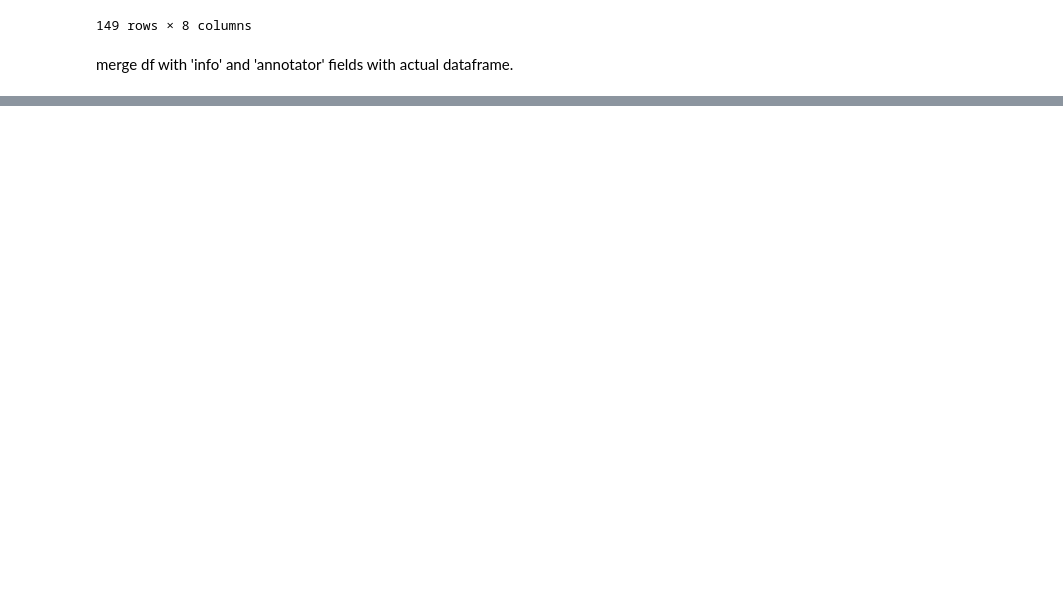
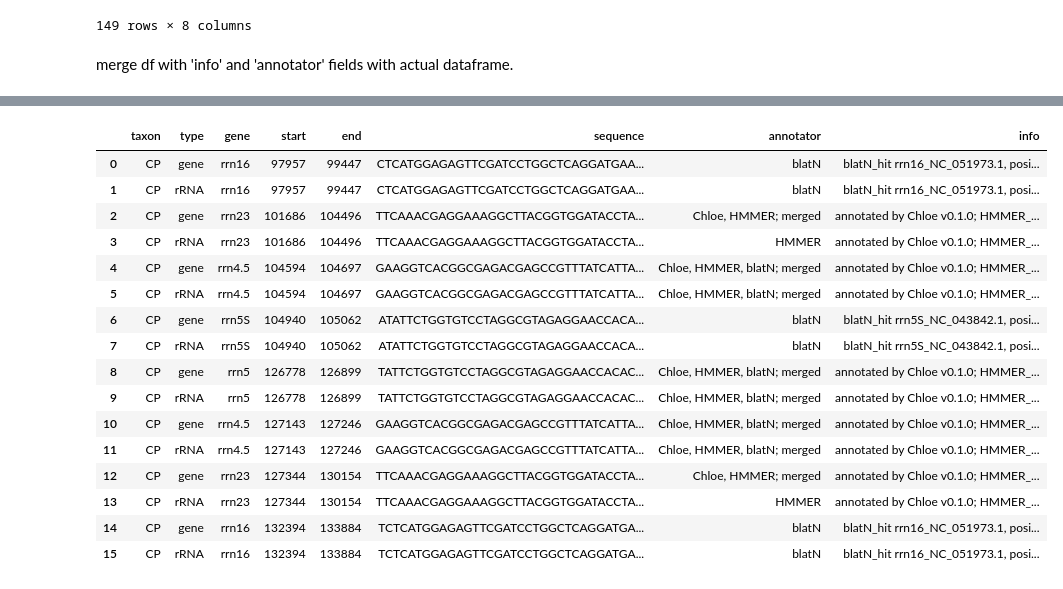
Before and after one commit to asan-emirsaleh/plastome_postprocessing, a Jupyter notebook: fixing_annotations.ipynb, the cells around one changed output, grey strips where cells are left out. Drawn from its saved outputs; the diff is of its cells as text; code cells hidden in the pictures; blank space fills up the shorter version.

Commit message:
check and fix rRNA annotations

```diff
--- a/fixing_annotations.ipynb
+++ b/fixing_annotations.ipynb
@@ -347,0 +356,16 @@ with pd.option_context('display.max_colwidth', None):
+# %%
+import pandas as pd
+
+item = [('CP', '+1', [[104941, 105062]])]
+
+df = pd.DataFrame(item, columns=['taxon', 'strand', 'pos'])
+
+def flatten(pos: list):
+    pos_list = [z for x in pos for z in x]
+    pos_list.sort()
+    return pos_list
+
+df['start'] = df['pos'].apply(flatten).apply(lambda x: x[0] if x else None)
+df['end'] = df['pos'].apply(flatten).apply(lambda x: x[-1] if x else None)
+
+display(df)
@@ -347,0 +450,51 @@ with pd.option_context('display.max_colwidth', None):
+# %%
+from Bio import SeqIO, SeqRecord
+import pandas as pd
+
+
+# variables
+in_c_cal = "plastomes/in/C_callicephala_curated_1_cleaned_meta.gb"
+in_c_pur = "plastomes/in/Crepis_purpurea_edited+.gb"
+accs = [in_c_pur]
+
+taxon_dict = {
+    "Crepis callicephala": "CC",
+    "Crepis purpurea": "CP"
+}
+
+entities = []
+
+# Do initial parsing
+for acc in accs:
+    records = list(SeqIO.parse(acc, "genbank"))
+    for record in records:
+        org = record.annotations.get('organism', "")
+        print(org)
+
+        for idx, feature in enumerate(record.features):
+            entity = ()
+            if feature.type in ["gene", "rRNA"]:
+                label = feature.qualifiers.get('gene', "")[0]
+
+                if not "rrn" in label:
+                    pass
+                else:
+                    pos = feature.location
+                    sequence = feature.extract(record)
+                    annotator = feature.qualifiers.get('annotator', [""])[0]
+                    info = feature.qualifiers.get('info', [""])[0]
+                    if not info:
+                        backward_i = idx - 1
+                        item =  record.features[backward_i]
+                        #print(f"real idx {idx} {feature.type};\nbackward item:\n{item}")
+                        info = item.qualifiers.get('info', [""])[0]
+                        #print(idx, info)
+                    entity = (taxon_dict[org], feature.type, label, int(pos.start), int(pos.end), str(sequence.seq), annotator, info)
+                    entities.append(entity)
+                    #print(entity)
+                    #print(feature)
+                    #print(f"{idx}\t{label}\t{feature.type}")
+
+df_notes = pd.DataFrame(entities, columns=['taxon', 'type', 'gene', 'start', 'end', 'sequence', 'annotator', 'info'])
+display(df_notes)
+# %% [output]
@@ -347,0 +502,17 @@ with pd.option_context('display.max_colwidth', None):
+|  | taxon | type | gene | start | end | sequence | annotator | info |
+| 0 | CP | gene | rrn16 | 97957 | 99447 | CTCATGGAGAGTTCGATCCTGGCTCAGGATGAA... | blatN | blatN_hit rrn16_NC_051973.1, posi... |
+| 1 | CP | rRNA | rrn16 | 97957 | 99447 | CTCATGGAGAGTTCGATCCTGGCTCAGGATGAA... | blatN | blatN_hit rrn16_NC_051973.1, posi... |
+| 2 | CP | gene | rrn23 | 101686 | 104496 | TTCAAACGAGGAAAGGCTTACGGTGGATACCTA... | Chloe, HMMER; merged | annotated by Chloe v0.1.0; HMMER_... |
+| 3 | CP | rRNA | rrn23 | 101686 | 104496 | TTCAAACGAGGAAAGGCTTACGGTGGATACCTA... | HMMER | annotated by Chloe v0.1.0; HMMER_... |
+| 4 | CP | gene | rrn4.5 | 104594 | 104697 | GAAGGTCACGGCGAGACGAGCCGTTTATCATTA... | Chloe, HMMER, blatN; merged | annotated by Chloe v0.1.0; HMMER_... |
+| 5 | CP | rRNA | rrn4.5 | 104594 | 104697 | GAAGGTCACGGCGAGACGAGCCGTTTATCATTA... | Chloe, HMMER, blatN; merged | annotated by Chloe v0.1.0; HMMER_... |
+| 6 | CP | gene | rrn5S | 104940 | 105062 | ATATTCTGGTGTCCTAGGCGTAGAGGAACCACA... | blatN | blatN_hit rrn5S_NC_043842.1, posi... |
+| 7 | CP | rRNA | rrn5S | 104940 | 105062 | ATATTCTGGTGTCCTAGGCGTAGAGGAACCACA... | blatN | blatN_hit rrn5S_NC_043842.1, posi... |
+| 8 | CP | gene | rrn5 | 126778 | 126899 | TATTCTGGTGTCCTAGGCGTAGAGGAACCACAC... | Chloe, HMMER, blatN; merged | annotated by Chloe v0.1.0; HMMER_... |
+| 9 | CP | rRNA | rrn5 | 126778 | 126899 | TATTCTGGTGTCCTAGGCGTAGAGGAACCACAC... | Chloe, HMMER, blatN; merged | annotated by Chloe v0.1.0; HMMER_... |
+| 10 | CP | gene | rrn4.5 | 127143 | 127246 | GAAGGTCACGGCGAGACGAGCCGTTTATCATTA... | Chloe, HMMER, blatN; merged | annotated by Chloe v0.1.0; HMMER_... |
+| 11 | CP | rRNA | rrn4.5 | 127143 | 127246 | GAAGGTCACGGCGAGACGAGCCGTTTATCATTA... | Chloe, HMMER, blatN; merged | annotated by Chloe v0.1.0; HMMER_... |
+| 12 | CP | gene | rrn23 | 127344 | 130154 | TTCAAACGAGGAAAGGCTTACGGTGGATACCTA... | Chloe, HMMER; merged | annotated by Chloe v0.1.0; HMMER_... |
+| 13 | CP | rRNA | rrn23 | 127344 | 130154 | TTCAAACGAGGAAAGGCTTACGGTGGATACCTA... | HMMER | annotated by Chloe v0.1.0; HMMER_... |
+| 14 | CP | gene | rrn16 | 132394 | 133884 | TCTCATGGAGAGTTCGATCCTGGCTCAGGATGA... | blatN | blatN_hit rrn16_NC_051973.1, posi... |
+| 15 | CP | rRNA | rrn16 | 132394 | 133884 | TCTCATGGAGAGTTCGATCCTGGCTCAGGATGA... | blatN | blatN_hit rrn16_NC_051973.1, posi... |
```
Also changed, not shown: parts of 8 cells of this notebook.
